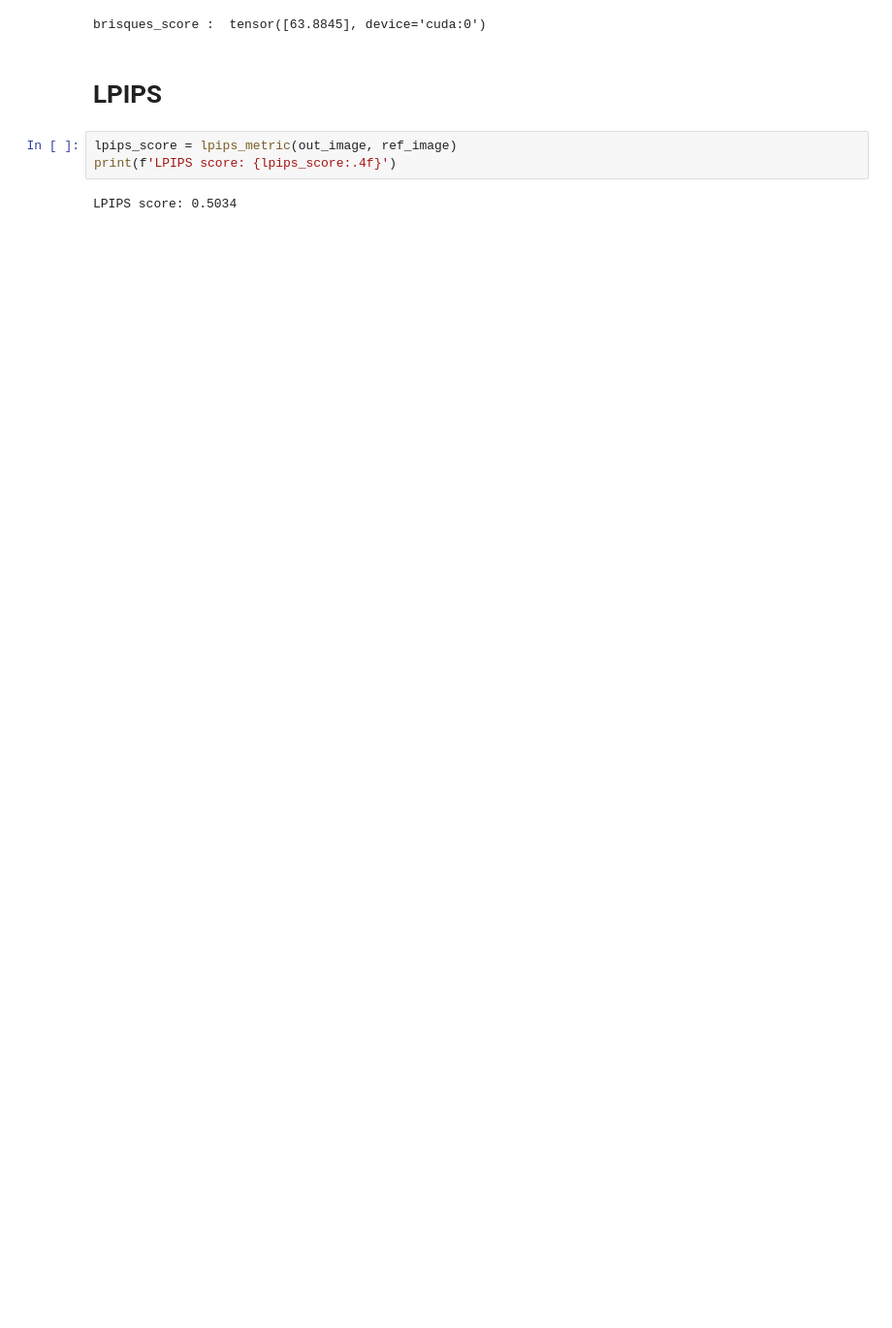
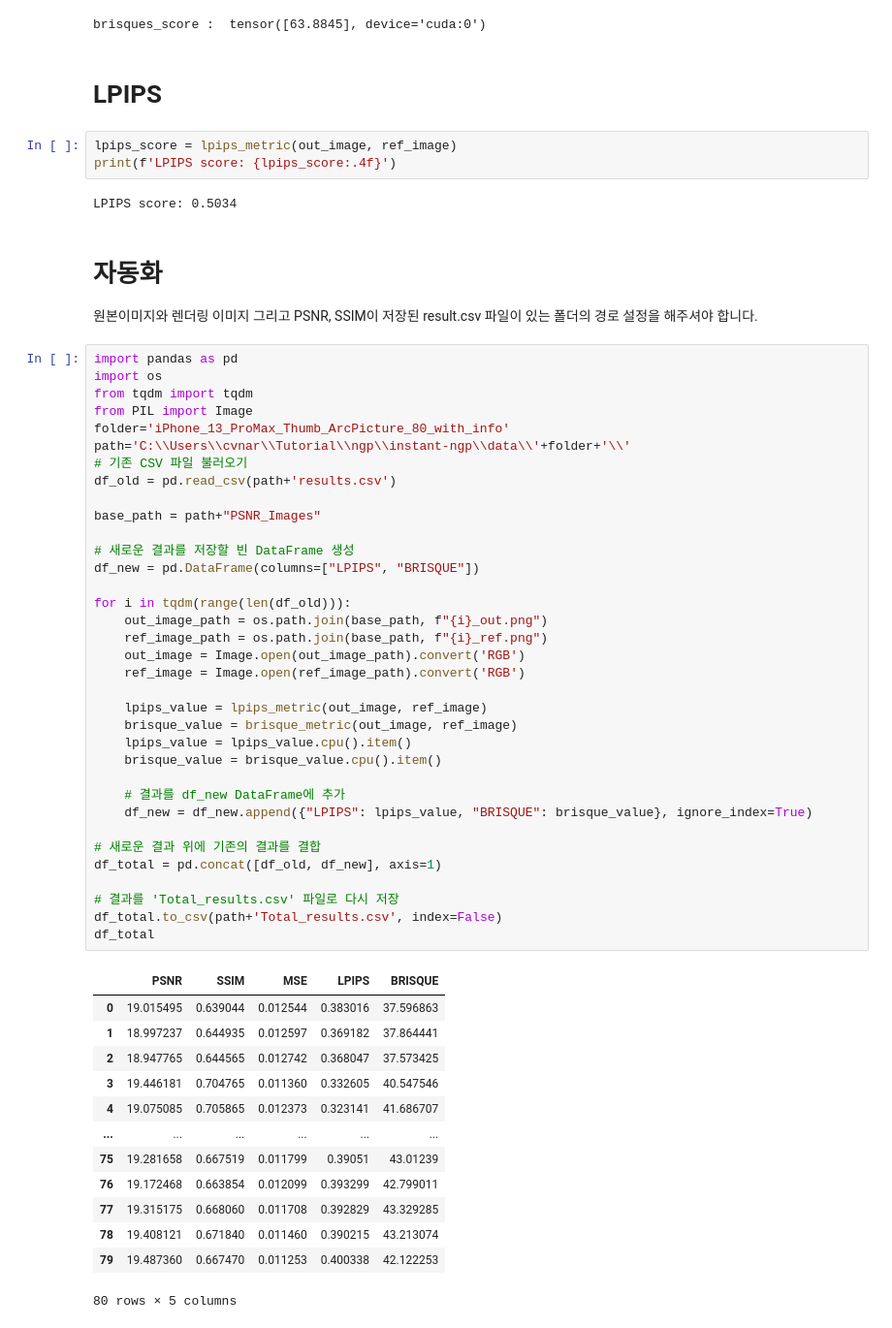
Before and after one commit to engineerjkk/SKT_AI_Fellowship_02_NeRF, a Jupyter notebook: IQA-PyTorch/IQA.ipynb, the cells around one changed output. Shown: that part at 97% size. Cells and saved outputs as stored; diff of their text form; blank space fills up the shorter version.

```diff
--- a/IQA-PyTorch/IQA.ipynb
+++ b/IQA-PyTorch/IQA.ipynb
@@ -207,3 +185,55 @@ lpips_score = lpips_metric(out_image, ref_image)
 print(f'LPIPS score: {lpips_score:.4f}')
 # %% [output]
 LPIPS score: 0.5034
+# %% [markdown]
+# 자동화
+원본이미지와 렌더링 이미지 그리고 PSNR, SSIM이 저장된 result.csv 파일이 있는 폴더의 경로 설정을 해주셔야 합니다.
+# %%
+import pandas as pd
+import os
+from tqdm import tqdm
+from PIL import Image
+folder='iPhone_13_ProMax_Thumb_ArcPicture_80_with_info'
+path='C:\\Users\\cvnar\\Tutorial\\ngp\\instant-ngp\\data\\'+folder+'\\'
+# 기존 CSV 파일 불러오기
+df_old = pd.read_csv(path+'results.csv')
+
+base_path = path+"PSNR_Images"
+
+# 새로운 결과를 저장할 빈 DataFrame 생성
+df_new = pd.DataFrame(columns=["LPIPS", "BRISQUE"])
+
+for i in tqdm(range(len(df_old))):
+    out_image_path = os.path.join(base_path, f"{i}_out.png")
+    ref_image_path = os.path.join(base_path, f"{i}_ref.png")
+    out_image = Image.open(out_image_path).convert('RGB')
+    ref_image = Image.open(ref_image_path).convert('RGB')
+
+    lpips_value = lpips_metric(out_image, ref_image)
+    brisque_value = brisque_metric(out_image, ref_image)
+    lpips_value = lpips_value.cpu().item()
+    brisque_value = brisque_value.cpu().item()
+
+    # 결과를 df_new DataFrame에 추가
+    df_new = df_new.append({"LPIPS": lpips_value, "BRISQUE": brisque_value}, ignore_index=True)
+
+# 새로운 결과 위에 기존의 결과를 결합
+df_total = pd.concat([df_old, df_new], axis=1)
+
+# 결과를 'Total_results.csv' 파일로 다시 저장
+df_total.to_csv(path+'Total_results.csv', index=False)
+df_total
+# %% [output]
+|  | PSNR | SSIM | MSE | LPIPS | BRISQUE |
+| 0 | 19.015495 | 0.639044 | 0.012544 | 0.383016 | 37.596863 |
+| 1 | 18.997237 | 0.644935 | 0.012597 | 0.369182 | 37.864441 |
+| 2 | 18.947765 | 0.644565 | 0.012742 | 0.368047 | 37.573425 |
+| 3 | 19.446181 | 0.704765 | 0.011360 | 0.332605 | 40.547546 |
+| 4 | 19.075085 | 0.705865 | 0.012373 | 0.323141 | 41.686707 |
+| ... | ... | ... | ... | ... | ... |
+| 75 | 19.281658 | 0.667519 | 0.011799 | 0.39051 | 43.01239 |
+| 76 | 19.172468 | 0.663854 | 0.012099 | 0.393299 | 42.799011 |
+| 77 | 19.315175 | 0.668060 | 0.011708 | 0.392829 | 43.329285 |
+| 78 | 19.408121 | 0.671840 | 0.011460 | 0.390215 | 43.213074 |
+| 79 | 19.487360 | 0.667470 | 0.011253 | 0.400338 | 42.122253 |
+80 rows × 5 columns
```
Also changed, not shown: parts of 8 cells of this notebook.
